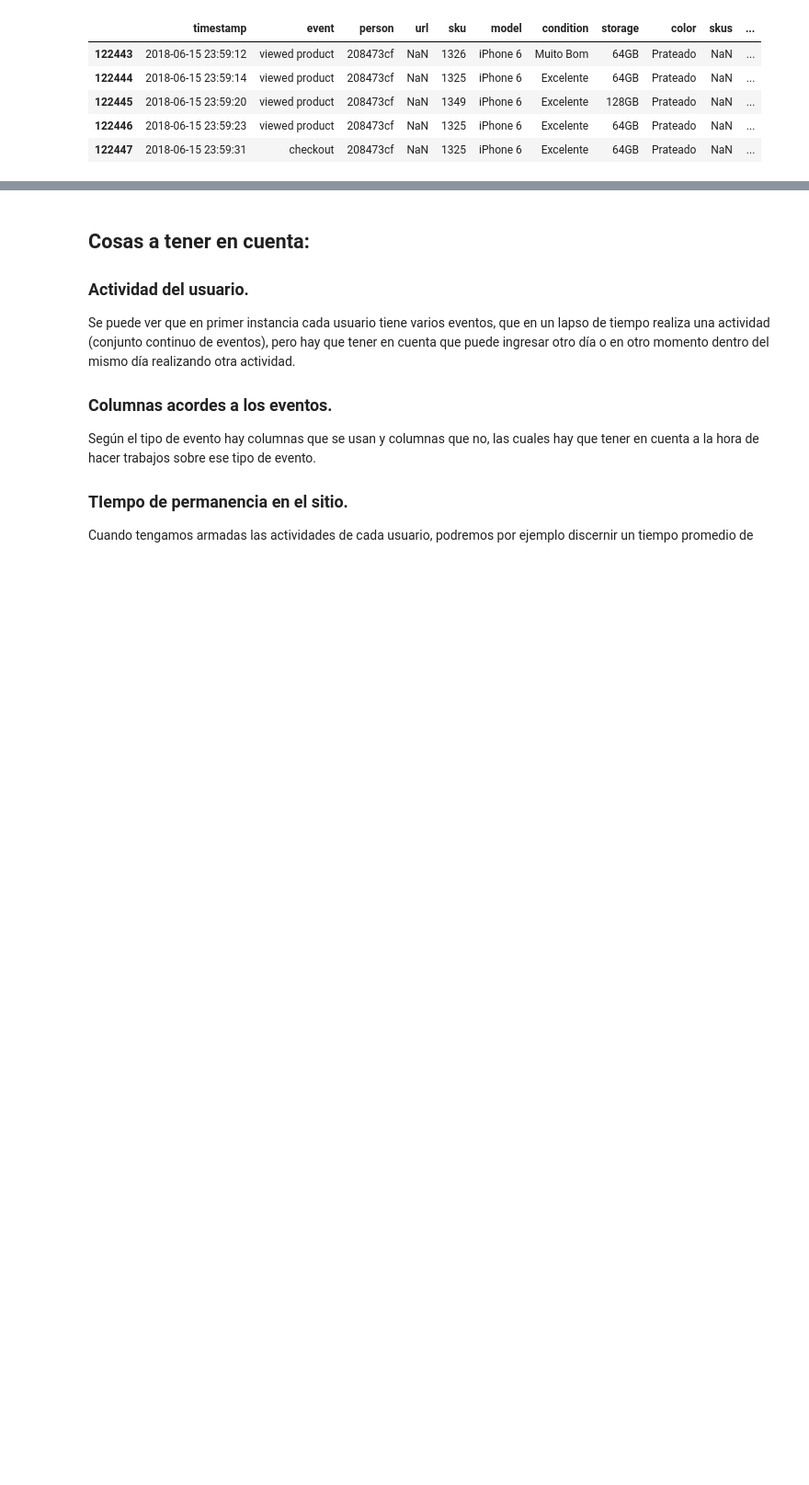
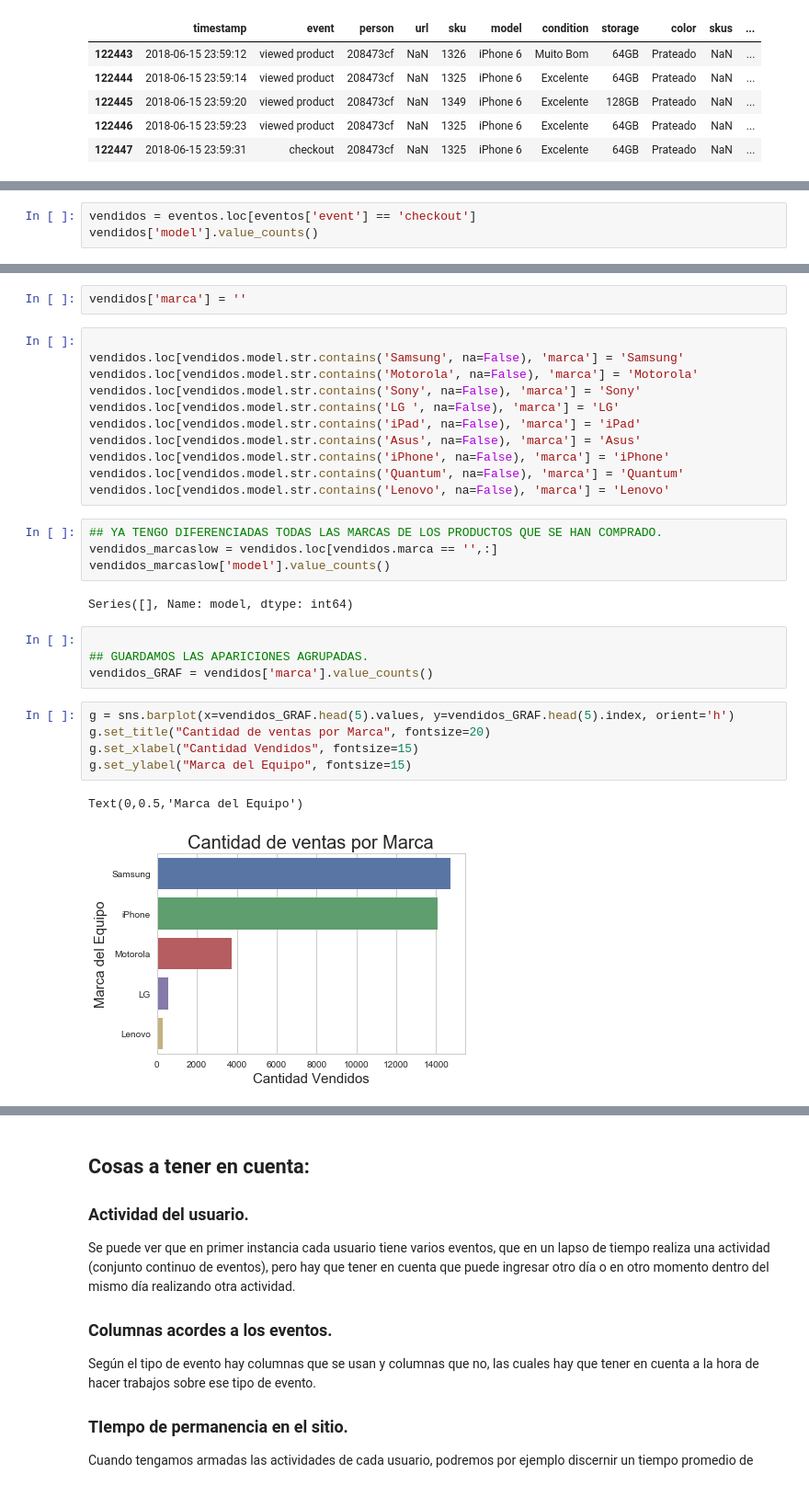
Before and after one commit to asilvestri2020/7506_2C2018, a Jupyter notebook: TP1/Borrador_TP1.ipynb, the cells around one changed output, grey strips where cells are left out. Shown at 92% size. Drawn from its saved outputs; the diff is of its cells as text; blank space fills up the shorter version.

Commit message:
Grafico de Compras por Marca
HIce una abstracción de los modelos y las diferentes 'marcas' que los engloban, y tomé el checkout como un compra para graficar.

```diff
--- a/TP1/Borrador_TP1.ipynb
+++ b/TP1/Borrador_TP1.ipynb
@@ -233,0 +289,3 @@ eventos['timestamp'] = pd.to_datetime(eventos['timestamp'], infer_datetime_forma
+# %%
+vendidos = eventos.loc[eventos['event'] == 'checkout']
+vendidos['model'].value_counts()
@@ -233,0 +310,31 @@ eventos['timestamp'] = pd.to_datetime(eventos['timestamp'], infer_datetime_forma
+# %%
+vendidos['marca'] = ''
+# %%
+
+vendidos.loc[vendidos.model.str.contains('Samsung', na=False), 'marca'] = 'Samsung'
+vendidos.loc[vendidos.model.str.contains('Motorola', na=False), 'marca'] = 'Motorola'
+vendidos.loc[vendidos.model.str.contains('Sony', na=False), 'marca'] = 'Sony'
+vendidos.loc[vendidos.model.str.contains('LG ', na=False), 'marca'] = 'LG'
+vendidos.loc[vendidos.model.str.contains('iPad', na=False), 'marca'] = 'iPad'
+vendidos.loc[vendidos.model.str.contains('Asus', na=False), 'marca'] = 'Asus'
+vendidos.loc[vendidos.model.str.contains('iPhone', na=False), 'marca'] = 'iPhone'
+vendidos.loc[vendidos.model.str.contains('Quantum', na=False), 'marca'] = 'Quantum'
+vendidos.loc[vendidos.model.str.contains('Lenovo', na=False), 'marca'] = 'Lenovo'
+# %%
+## YA TENGO DIFERENCIADAS TODAS LAS MARCAS DE LOS PRODUCTOS QUE SE HAN COMPRADO.
+vendidos_marcaslow = vendidos.loc[vendidos.marca == '',:]
+vendidos_marcaslow['model'].value_counts()
+# %% [output]
+Series([], Name: model, dtype: int64)
+# %%
+
+## GUARDAMOS LAS APARICIONES AGRUPADAS.
+vendidos_GRAF = vendidos['marca'].value_counts()
+# %%
+g = sns.barplot(x=vendidos_GRAF.head(5).values, y=vendidos_GRAF.head(5).index, orient='h')
+g.set_title("Cantidad de ventas por Marca", fontsize=20)
+g.set_xlabel("Cantidad Vendidos", fontsize=15)
+g.set_ylabel("Marca del Equipo", fontsize=15)
+# %% [output]
+Text(0,0.5,'Marca del Equipo')
+[figure, added]
```
Also changed, not shown: parts of 8 cells of this notebook, 1 other file.
